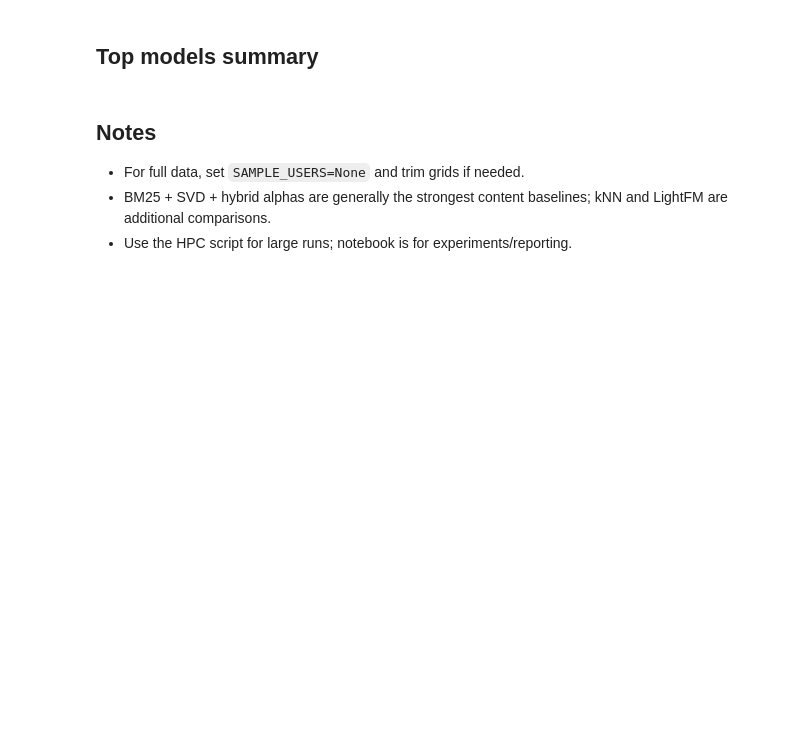
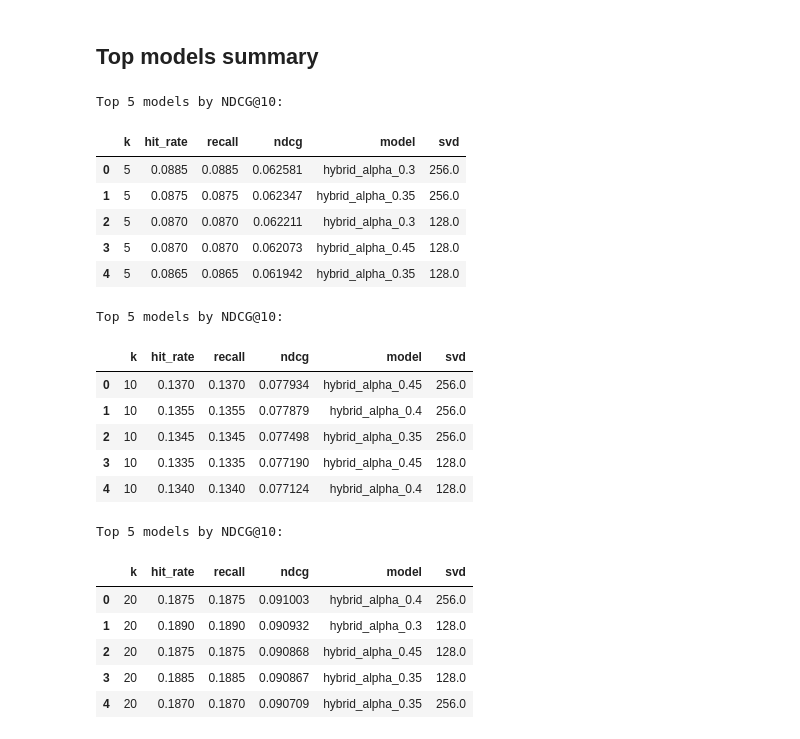
Before and after one commit to silleghost/RecSys-2025-Group-Project, a Jupyter notebook: notebooks/04_content_based_experiments.ipynb, the cells around one changed output. Cells and saved outputs as stored; diff of their text form; code cells hidden in the pictures; blank space fills up the shorter version.

```diff
--- a/notebooks/04_content_based_experiments.ipynb
+++ b/notebooks/04_content_based_experiments.ipynb
@@ -82,7 +96,7 @@ Sampled 2000 users -> train (454394, 2), test (2000, 2)
 # %% [markdown]
 ## Feature helpers (BM25 + dense + optional SVD)
 # %%
-def bm25_block(series: pd.Series, prefix: str, max_features: int, k1: float = BM25_K1, b: float = BM25_B):
+def bm25_block(series: pd.Series, max_features: int, k1: float = BM25_K1, b: float = BM25_B):
     texts = series.fillna("").astype(str).tolist()
     vec = CountVectorizer(max_features=max_features)
     X = vec.fit_transform(texts)
@@ -95,20 +109,17 @@ def bm25_block(series: pd.Series, prefix: str, max_features: int, k1: float = BM
     numer = tf.multiply(k1 + 1)
     bm25 = numer.multiply(1 / denom)
     bm25 = bm25.multiply(idf)
-    names = [f"{prefix}{t}" for t in vec.get_feature_names_out()]
-    return bm25.tocsr(), names
-
+    return bm25.tocsr()
 
 def build_feature_matrix(base_feats: pd.DataFrame, meta: pd.DataFrame, use_svd: bool, svd_components: Optional[int]):
     items = base_feats[ITEM_COL].astype(int).tolist()
     meta_aligned = meta.set_index(ITEM_COL).reindex(base_feats[ITEM_COL]).reset_index()
 
     blocks = []
+    # Base dense
+    blocks.append(csr_matrix(base_feats.drop(columns=[ITEM_COL]).to_numpy(dtype=np.float32)))
 
-    base_dense = csr_matrix(base_feats.drop(columns=[ITEM_COL]).to_numpy(dtype=np.float32))
-    blocks.append(base_dense)
-
-    # Price bins
+    # Price/owners buckets
     price_col = config.PRICE_COL
     if price_col in meta_aligned.columns:
         prices = pd.to_numeric(meta_aligned[price_col], errors="coerce").fillna(0)
@@ -118,7 +129,6 @@ def build_feature_matrix(base_feats: pd.DataFrame, meta: pd.DataFrame, use_svd:
     else:
         price_bins = pd.DataFrame(index=meta_aligned.index)
 
-    # Owners bins
     if "estimated_owners" in meta_aligned.columns:
         owners_raw = meta_aligned["estimated_owners"].fillna("")
         def parse_owner(val):
@@ -144,14 +154,11 @@ def build_feature_matrix(base_feats: pd.DataFrame, meta: pd.DataFrame, use_svd:
 
     # BM25 text blocks
     if "categories" in meta_aligned.columns:
-        mat, _ = bm25_block(meta_aligned["categories"], prefix="cat::", max_features=VOCAB_CATEGORIES)
-        blocks.append(mat)
+        blocks.append(bm25_block(meta_aligned["categories"], max_features=VOCAB_CATEGORIES))
     if "developers" in meta_aligned.columns:
-        mat, _ = bm25_block(meta_aligned["developers"], prefix="dev::", max_features=VOCAB_DEVELOPERS)
-        blocks.append(mat)
+        blocks.append(bm25_block(meta_aligned["developers"], max_features=VOCAB_DEVELOPERS))
     if "tags" in meta_aligned.columns:
-        mat, _ = bm25_block(meta_aligned["tags"], prefix="tag::", max_features=VOCAB_TAGS)
-        blocks.append(mat)
+        blocks.append(bm25_block(meta_aligned["tags"], max_features=VOCAB_TAGS))
 
     matrix = hstack(blocks).tocsr()
 
@@ -336,17 +467,34 @@ except Exception as e:
 # %% [markdown]
 ## Top models summary
 # %%
-primary_k = 10
-metric = "ndcg"
-summary = (
-    all_results_df[all_results_df["k"] == primary_k]
-    .sort_values(by=metric, ascending=False)
-    .reset_index(drop=True)
-)
-print("Top 5 models by NDCG@10:")
-display(summary.head(5))
+for k in [5, 10, 20]:
+    metric = "ndcg"
+    summary = (
+        all_results_df[all_results_df["k"] == k]
+        .sort_values(by=metric, ascending=False)
+        .reset_index(drop=True)
+    )
+    print("Top 5 models by NDCG@10:")
+    display(summary.head(5))
+# %% [output]
+Top 5 models by NDCG@10:
+|  | k | hit_rate | recall | ndcg | model | svd |
+| 0 | 5 | 0.0885 | 0.0885 | 0.062581 | hybrid_alpha_0.3 | 256.0 |
+| 1 | 5 | 0.0875 | 0.0875 | 0.062347 | hybrid_alpha_0.35 | 256.0 |
+| 2 | 5 | 0.0870 | 0.0870 | 0.062211 | hybrid_alpha_0.3 | 128.0 |
+| 3 | 5 | 0.0870 | 0.0870 | 0.062073 | hybrid_alpha_0.45 | 128.0 |
+| 4 | 5 | 0.0865 | 0.0865 | 0.061942 | hybrid_alpha_0.35 | 128.0 |
+Top 5 models by NDCG@10:
+|  | k | hit_rate | recall | ndcg | model | svd |
+| 0 | 10 | 0.1370 | 0.1370 | 0.077934 | hybrid_alpha_0.45 | 256.0 |
+| 1 | 10 | 0.1355 | 0.1355 | 0.077879 | hybrid_alpha_0.4 | 256.0 |
+| 2 | 10 | 0.1345 | 0.1345 | 0.077498 | hybrid_alpha_0.35 | 256.0 |
+| 3 | 10 | 0.1335 | 0.1335 | 0.077190 | hybrid_alpha_0.45 | 128.0 |
+| 4 | 10 | 0.1340 | 0.1340 | 0.077124 | hybrid_alpha_0.4 | 128.0 |
+Top 5 models by NDCG@10:
+|  | k | hit_rate | recall | ndcg | model | svd |
+| 0 | 20 | 0.1875 | 0.1875 | 0.091003 | hybrid_alpha_0.4 | 256.0 |
+| 1 | 20 | 0.1890 | 0.1890 | 0.090932 | hybrid_alpha_0.3 | 128.0 |
+| 2 | 20 | 0.1875 | 0.1875 | 0.090868 | hybrid_alpha_0.45 | 128.0 |
+| 3 | 20 | 0.1885 | 0.1885 | 0.090867 | hybrid_alpha_0.35 | 128.0 |
+| 4 | 20 | 0.1870 | 0.1870 | 0.090709 | hybrid_alpha_0.35 | 256.0 |
-# %% [markdown]
-## Notes
-- For full data, set `SAMPLE_USERS=None` and trim grids if needed.
-- BM25 + SVD + hybrid alphas are generally the strongest content baselines; kNN and LightFM are additional comparisons.
-- Use the HPC script for large runs; notebook is for experiments/reporting.
```
Also changed, not shown: parts of 16 cells of this notebook.
